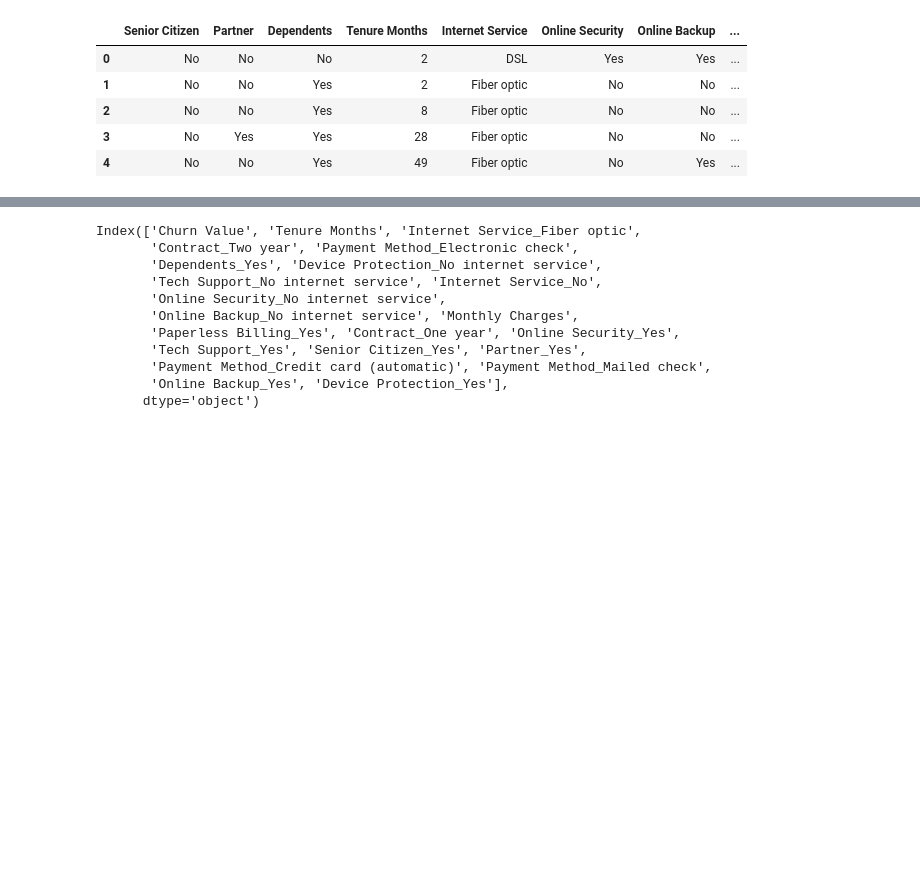
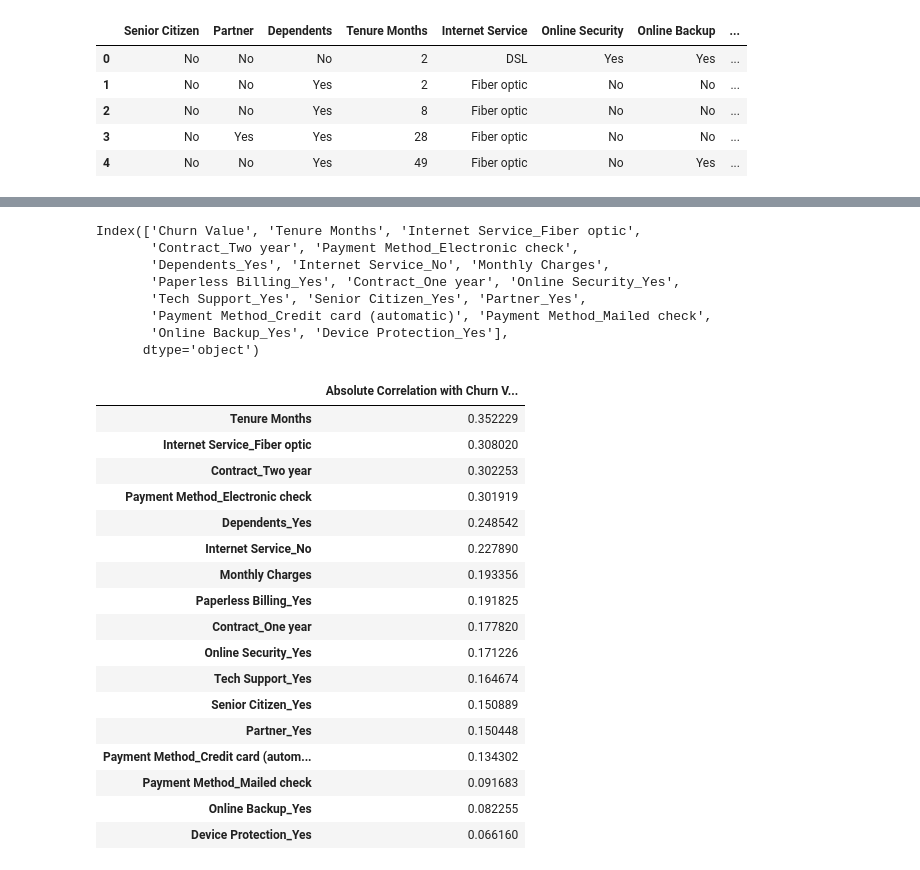
Before and after one commit to ABF-QC/Module2_Project2_team, a Jupyter notebook: notebook/Feature_Engineering.ipynb, the cells around one changed output, grey strips where cells are left out. Drawn from its saved outputs; the diff is of its cells as text; code cells hidden in the pictures; blank space fills up the shorter version.

```diff
--- a/notebook/Feature_Engineering.ipynb
+++ b/notebook/Feature_Engineering.ipynb
@@ -151,19 +179,38 @@ pd.DataFrame(corr['Churn Value']).sort_values(by='Churn Value', ascending=False)
 | Contract_Two year | -0.302253 |
 | Tenure Months | -0.352229 |
 # %%
-pd.DataFrame(abs(corr['Churn Value'])).sort_values(by='Churn Value', ascending=False).index
+print(pd.DataFrame(abs(corr['Churn Value'])).sort_values(by='Churn Value', ascending=False).index)
+
+corr_table = pd.DataFrame(abs(corr['Churn Value'])).sort_values(by='Churn Value', ascending=False).rename(columns={'Churn Value' : 'Absolute Correlation with Churn Value'})[1:]
+
+corr_table
 # %% [output]
 Index(['Churn Value', 'Tenure Months', 'Internet Service_Fiber optic',
        'Contract_Two year', 'Payment Method_Electronic check',
-       'Dependents_Yes', 'Device Protection_No internet service',
-       'Tech Support_No internet service', 'Internet Service_No',
-       'Online Security_No internet service',
-       'Online Backup_No internet service', 'Monthly Charges',
+       'Dependents_Yes', 'Internet Service_No', 'Monthly Charges',
        'Paperless Billing_Yes', 'Contract_One year', 'Online Security_Yes',
        'Tech Support_Yes', 'Senior Citizen_Yes', 'Partner_Yes',
        'Payment Method_Credit card (automatic)', 'Payment Method_Mailed check',
        'Online Backup_Yes', 'Device Protection_Yes'],
       dtype='object')
+|  | Absolute Correlation with Churn V... |
+| Tenure Months | 0.352229 |
+| Internet Service_Fiber optic | 0.308020 |
+| Contract_Two year | 0.302253 |
+| Payment Method_Electronic check | 0.301919 |
+| Dependents_Yes | 0.248542 |
+| Internet Service_No | 0.227890 |
+| Monthly Charges | 0.193356 |
+| Paperless Billing_Yes | 0.191825 |
+| Contract_One year | 0.177820 |
+| Online Security_Yes | 0.171226 |
+| Tech Support_Yes | 0.164674 |
+| Senior Citizen_Yes | 0.150889 |
+| Partner_Yes | 0.150448 |
+| Payment Method_Credit card (autom... | 0.134302 |
+| Payment Method_Mailed check | 0.091683 |
+| Online Backup_Yes | 0.082255 |
+| Device Protection_Yes | 0.066160 |
 # %%
 # Heatmap
 
```
Also changed, not shown: parts of 13 cells of this notebook.
